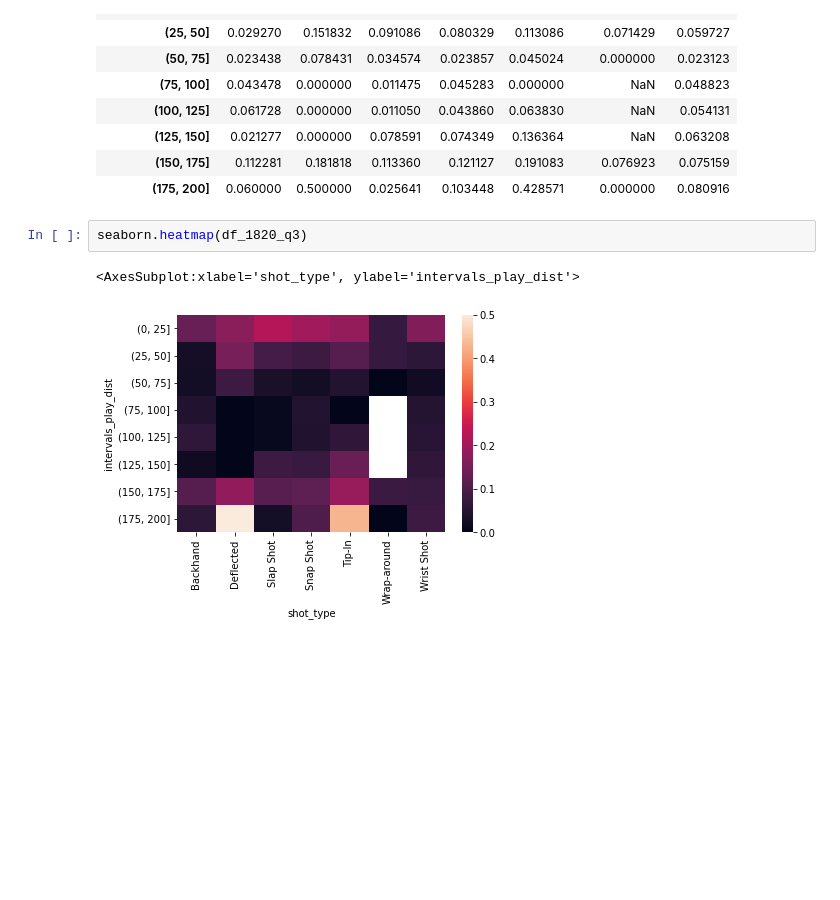
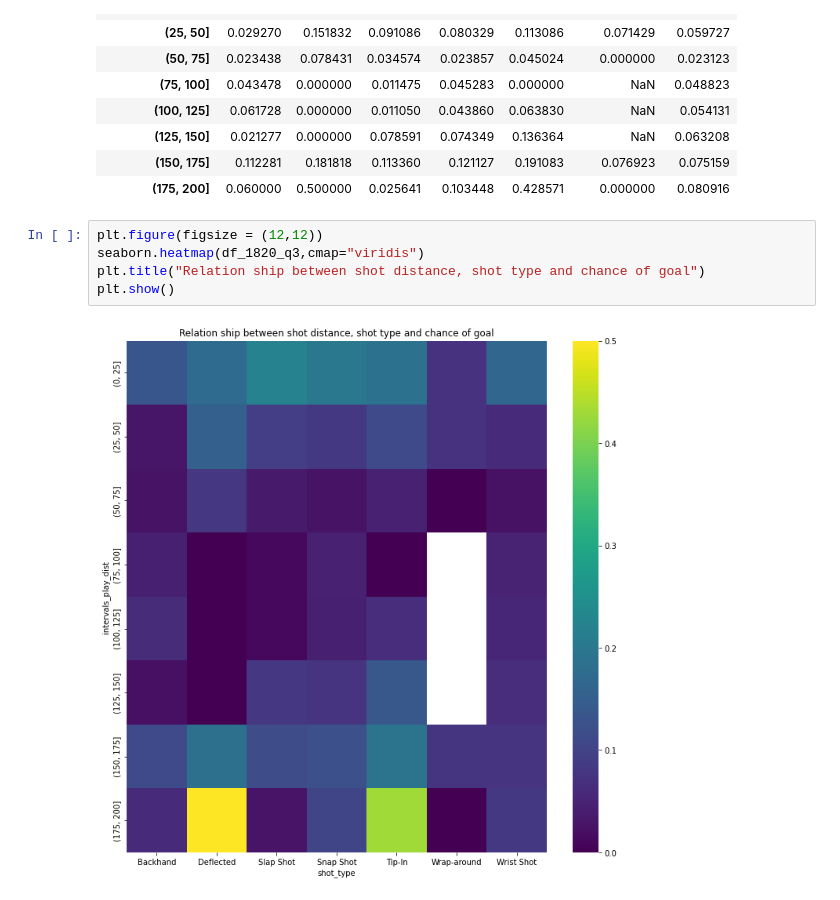
Before and after one commit to hfereidouni/DataScience, a Jupyter notebook: CodeBase/visualization_pt1.ipynb, the cells around one changed output. Saved outputs shown, nothing was run; the diff lists cells and outputs as text; blank space fills up the shorter version.

Commit message:
title added
TODO for me
1. Answer questions for each part
2. clean code
3.  blog part

```diff
--- a/CodeBase/visualization_pt1.ipynb
+++ b/CodeBase/visualization_pt1.ipynb
@@ -211,7 +213,9 @@ df_1820_q3
 | (150, 175] | 0.112281 | 0.181818 | 0.113360 | 0.121127 | 0.191083 | 0.076923 | 0.075159 |
 | (175, 200] | 0.060000 | 0.500000 | 0.025641 | 0.103448 | 0.428571 | 0.000000 | 0.080916 |
 # %%
-seaborn.heatmap(df_1820_q3)
+plt.figure(figsize = (12,12))
+seaborn.heatmap(df_1820_q3,cmap="viridis")
+plt.title("Relation ship between shot distance, shot type and chance of goal")
+plt.show()
 # %% [output]
-<AxesSubplot:xlabel='shot_type', ylabel='intervals_play_dist'>
-[figure, old version]
+[figure, new version]
```
Also changed, not shown: parts of 2 cells of this notebook.
